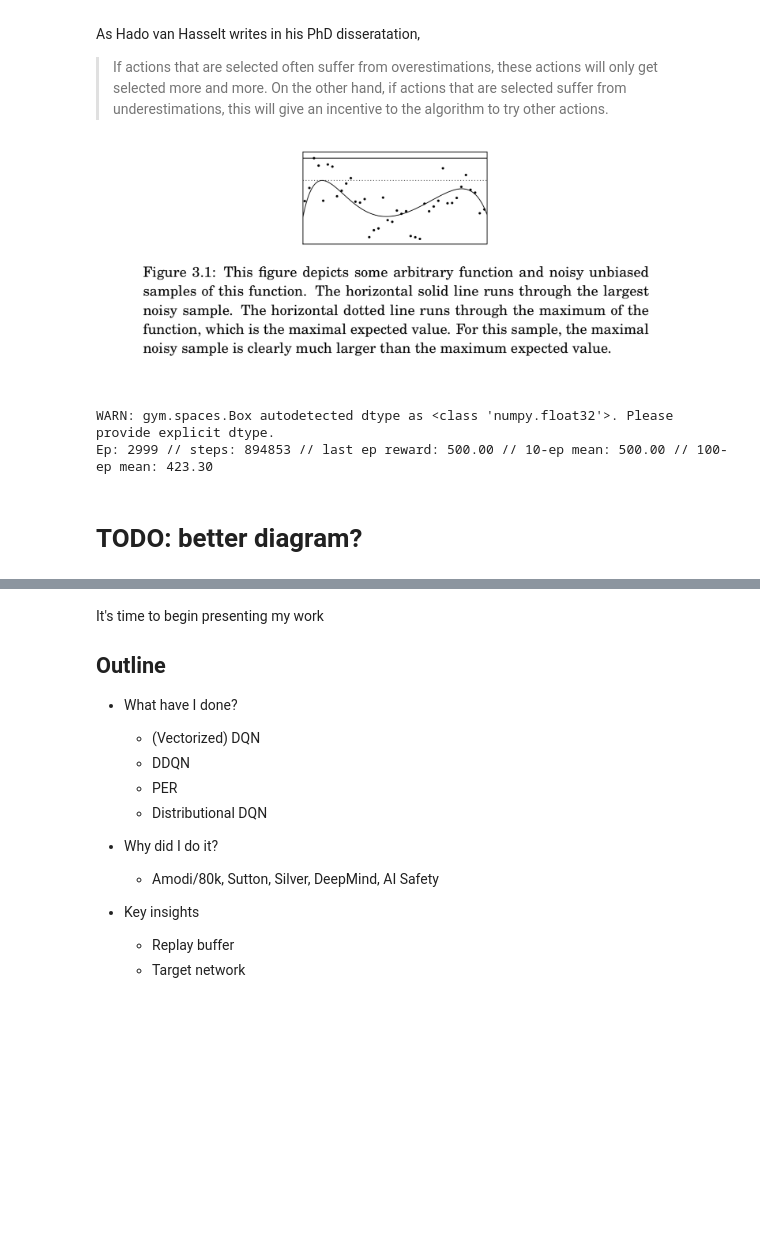
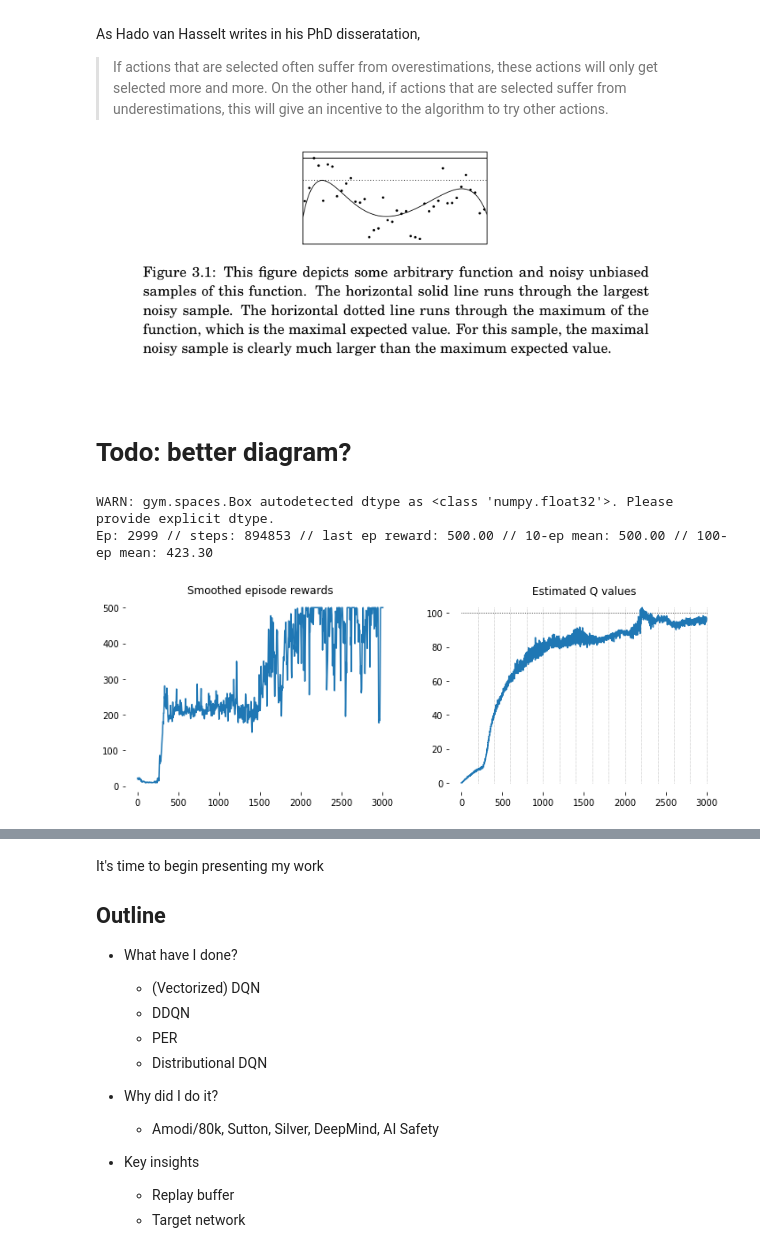
Before and after one commit to liavkoren/ai-ml-rl, a Jupyter notebook: dqn_implementations/mine/DQN part 1.ipynb, the cells around one changed output, grey strips where cells are left out. Drawn from its saved outputs; the diff is of its cells as text; code cells hidden in the pictures; blank space fills up the shorter version.

```diff
--- a/dqn_implementations/mine/DQN part 1.ipynb
+++ b/dqn_implementations/mine/DQN part 1.ipynb
@@ -229,6 +250,2 @@ class SimpleDqn(VerySimpleDqn):
                     print(self.training_rewards_string(episode), end='\r', flush=True)
         self.env.close()
-# %%
-@attr.s
-class DoubleDqn(SimpleDqn):
-    def
@@ -298,6 +317,8 @@ As Hado van Hasselt writes in his PhD disseratation,
 > If actions that are selected often suffer from overestimations, these actions will only get selected more and more. On the other hand, if actions that are selected suffer from underestimations, this will give an incentive to the algorithm to try other actions.
 
 ![van%20Hesselt.png](attachment:van%20Hesselt.png)
+# %% [markdown]
+# Todo: better diagram?
 # %%
 @attr.s
 class DoubleDqn(SimpleDqn):
@@ -336,26 +357,25 @@ Ep: 2999 // steps: 894853 // last ep reward: 500.00 // 10-ep mean: 500.00 // 100
 # %%
 def spines_off(axes):
     for ax in axes:
         ax.spines['top'].set_visible(False)
         ax.spines['right'].set_visible(False)
         ax.spines['bottom'].set_visible(False)
         ax.spines['left'].set_visible(False)
 
-fig, axes = plt.subplots(1, 3, figsize=(16, 4))
+fig, axes = plt.subplots(1, 2, figsize=(12, 4))
 spines_off(axes)
-ax1, ax2, ax3 = axes
+ax1, ax2 = axes
 vlines = [double_dqn.update_target_every * i for i in range(1, double_dqn.num_episodes//double_dqn.update_target_every + 1)]
 
 ax1.plot(smooth(np.array(double_dqn.episode_rewards)))
 ax1.set_title('Smoothed episode rewards')
 
 ax2.plot(double_dqn.target_net_q_values)
 ax2.set_title('Estimated Q values')
 ax2.hlines(100, 0, len(double_dqn.target_net_q_values), linestyles='dotted', linewidth=0.75)
 ax2.vlines(vlines, 0, max(double_dqn.target_net_q_values), linestyles='dotted', linewidth=0.5, alpha=0.5);
 
-
 # ax3.plot(smooth(np.array(double_dqn.td_errors), window_len=100))
 # ax3.set_title('Smoothed temporal difference errors');
+# %% [output]
+[figure, added]
-# %% [markdown]
-# TODO: better diagram?
```
Also changed, not shown: parts of 16 cells of this notebook.
